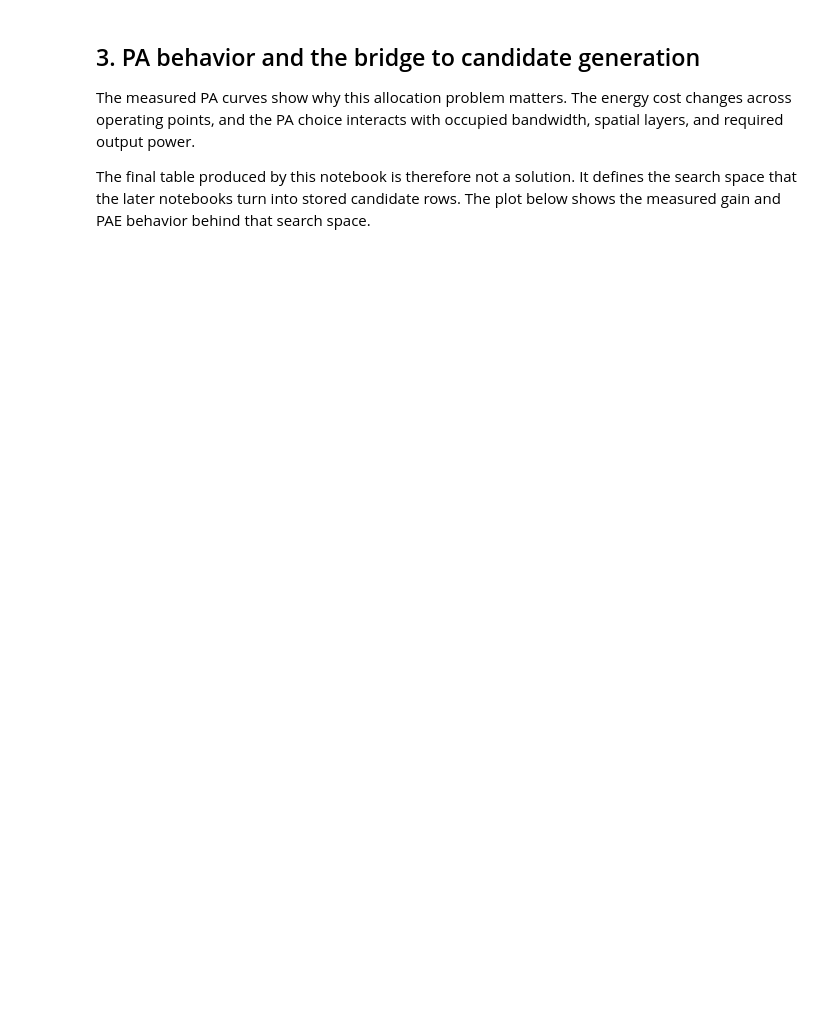
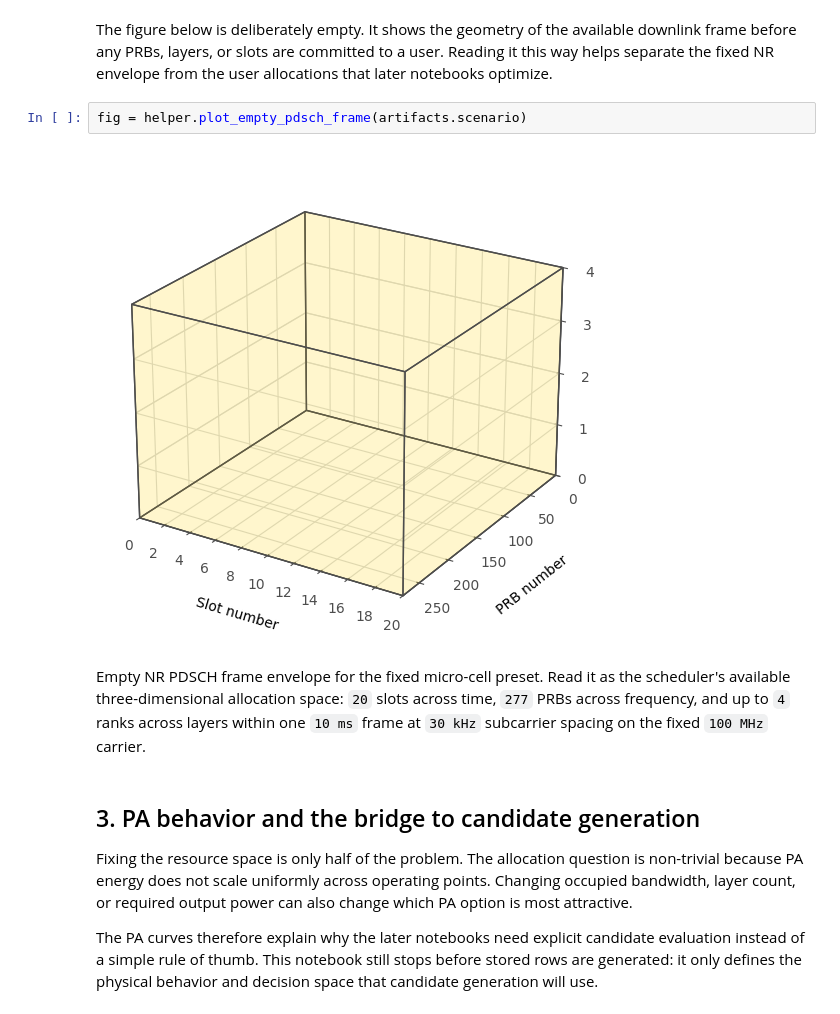
Before and after one commit to henryblu/ran-joint-scheduling-optimization, a Jupyter notebook: notebooks/1. Scenario definition and problem framing discussion.ipynb, the cells around one changed output. Cells and saved outputs as stored; diff of their text form; blank space fills up the shorter version.

```diff
--- a/notebooks/1. Scenario definition and problem framing discussion.ipynb
+++ b/notebooks/1. Scenario definition and problem framing discussion.ipynb
@@ -94,9 +133,17 @@ display(
+# %% [markdown]
+The figure below is deliberately empty. It shows the geometry of the available downlink frame before any PRBs, layers, or slots are committed to a user. Reading it this way helps separate the fixed NR envelope from the user allocations that later notebooks optimize.
+# %%
+fig = helper.plot_empty_pdsch_frame(artifacts.scenario)
+# %% [output]
+[figure, added]
+# %% [markdown]
+Empty NR PDSCH frame envelope for the fixed micro-cell preset. Read it as the scheduler's available three-dimensional allocation space: `20` slots across time, `277` PRBs across frequency, and up to `4` ranks across layers within one `10 ms` frame at `30 kHz` subcarrier spacing on the fixed `100 MHz` carrier.
 # %% [markdown]
 ## 3. PA behavior and the bridge to candidate generation
 
-The measured PA curves show why this allocation problem matters. The energy cost changes across operating points, and the PA choice interacts with occupied bandwidth, spatial layers, and required output power.
+Fixing the resource space is only half of the problem. The allocation question is non-trivial because PA energy does not scale uniformly across operating points. Changing occupied bandwidth, layer count, or required output power can also change which PA option is most attractive.
 
-The final table produced by this notebook is therefore not a solution. It defines the search space that the later notebooks turn into stored candidate rows. The plot below shows the measured gain and PAE behavior behind that search space.
+The PA curves therefore explain why the later notebooks need explicit candidate evaluation instead of a simple rule of thumb. This notebook still stops before stored rows are generated: it only defines the physical behavior and decision space that candidate generation will use.
 # %%
 helper.plot_pa_gain_and_pae(artifacts.pa_curve_table)
 # %% [output]
```
Also changed, not shown: parts of 11 cells of this notebook, 16 other files.
